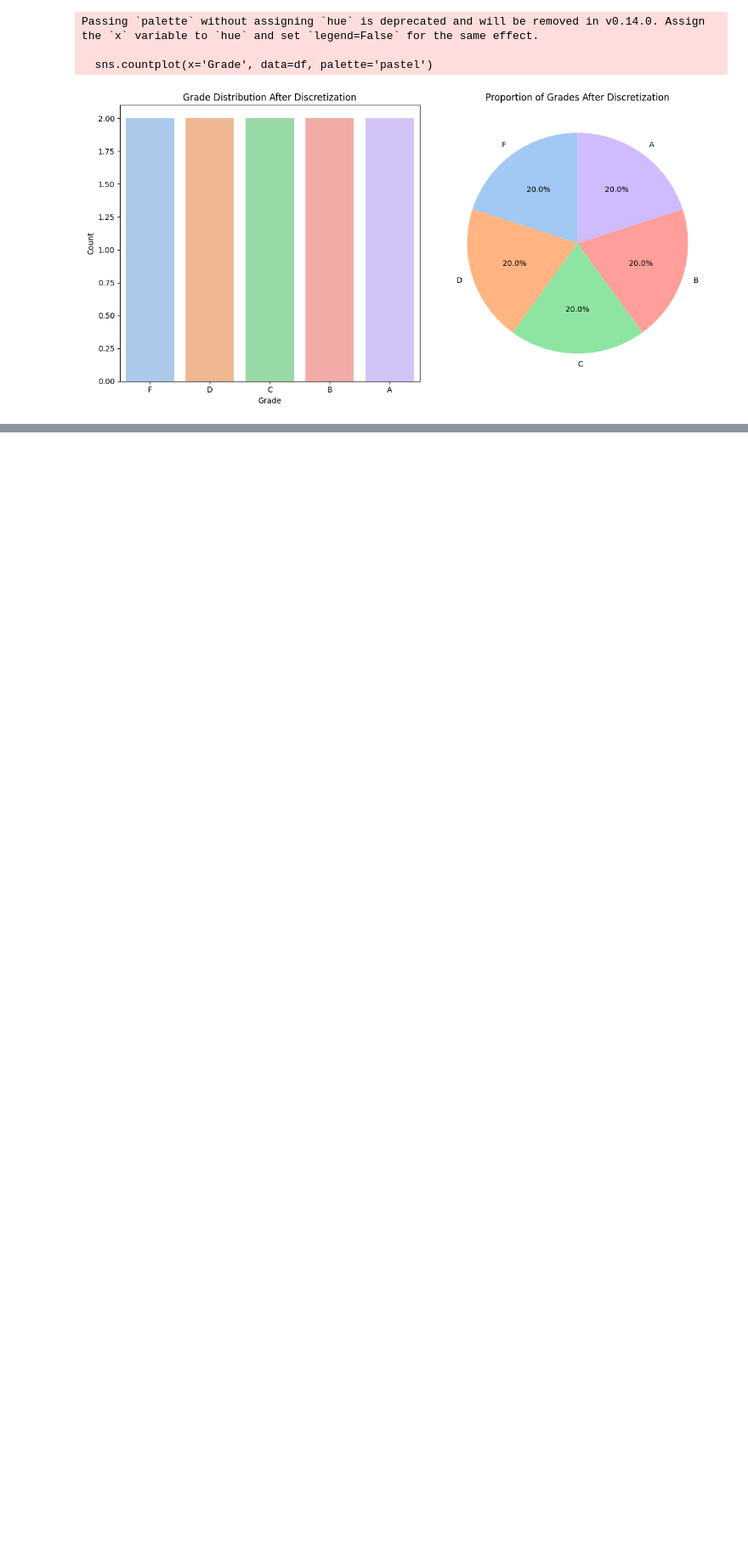
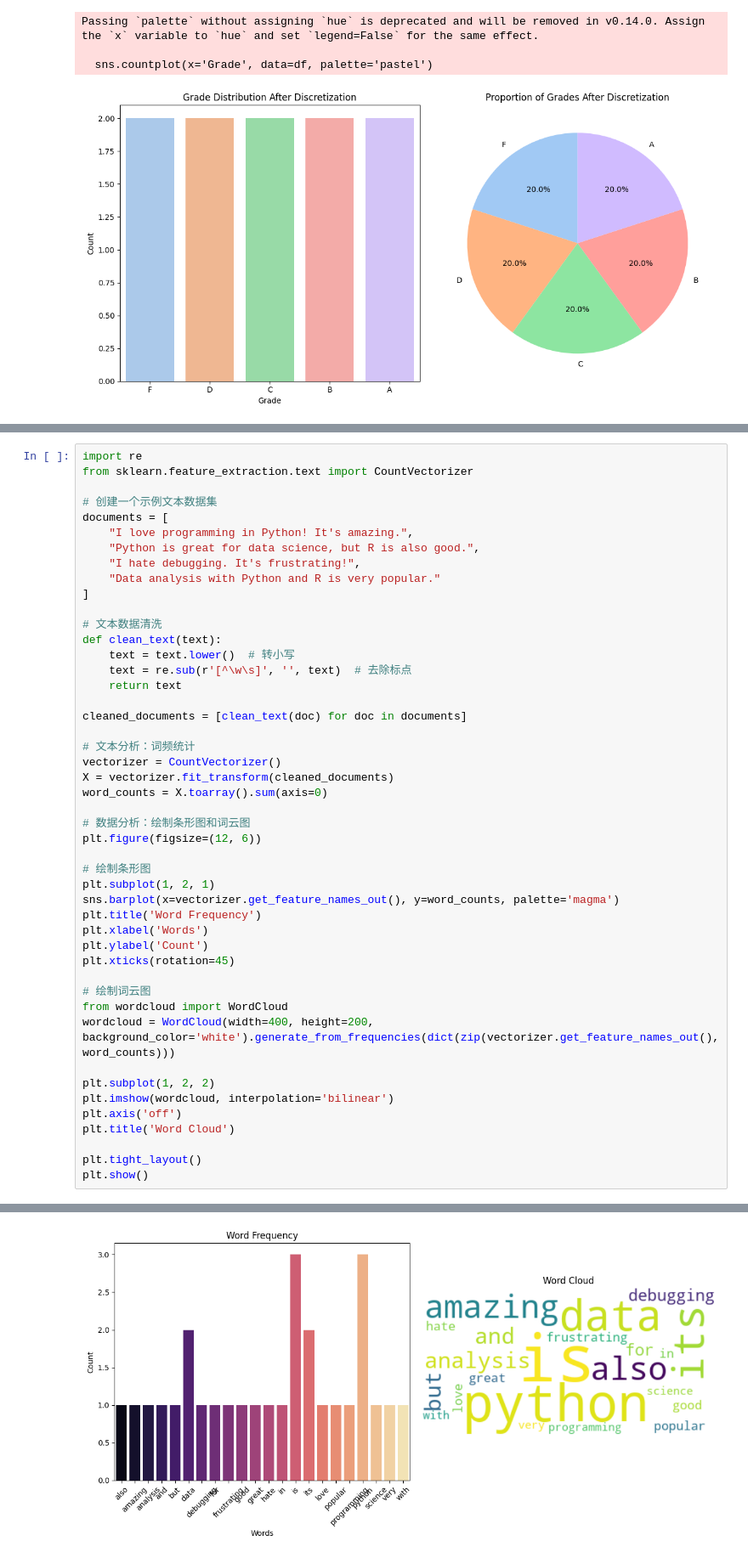
Before and after one commit to BlueHope1987/StudyBase, a Jupyter notebook: helloPython/PyTorch/20250815.十大数据清洗方法.ipynb, the cells around one changed output, grey strips where cells are left out. Shown at 85% size. Saved outputs shown, nothing was run; the diff lists cells and outputs as text; blank space fills up the shorter version.

```diff
--- a/helloPython/PyTorch/20250815.十大数据清洗方法.ipynb
+++ b/helloPython/PyTorch/20250815.十大数据清洗方法.ipynb
@@ -375,0 +467,48 @@ Passing `palette` without assigning `hue` is deprecated and will be removed in v
+# %%
+import re
+from sklearn.feature_extraction.text import CountVectorizer
+
+# 创建一个示例文本数据集
+documents = [
+    "I love programming in Python! It's amazing.",
+    "Python is great for data science, but R is also good.",
+    "I hate debugging. It's frustrating!",
+    "Data analysis with Python and R is very popular."
+]
+
+# 文本数据清洗
+def clean_text(text):
+    text = text.lower()  # 转小写
+    text = re.sub(r'[^\w\s]', '', text)  # 去除标点
+    return text
+
+cleaned_documents = [clean_text(doc) for doc in documents]
+
+# 文本分析：词频统计
+vectorizer = CountVectorizer()
+X = vectorizer.fit_transform(cleaned_documents)
+word_counts = X.toarray().sum(axis=0)
+
+# 数据分析：绘制条形图和词云图
+plt.figure(figsize=(12, 6))
+
+# 绘制条形图
+plt.subplot(1, 2, 1)
+sns.barplot(x=vectorizer.get_feature_names_out(), y=word_counts, palette='magma')
+plt.title('Word Frequency')
+plt.xlabel('Words')
+plt.ylabel('Count')
+plt.xticks(rotation=45)
+
+# 绘制词云图
+from wordcloud import WordCloud
+wordcloud = WordCloud(width=400, height=200, background_color='white').generate_from_frequencies(dict(zip(vectorizer.get_feature_names_out(), word_counts)))
+
+plt.subplot(1, 2, 2)
+plt.imshow(wordcloud, interpolation='bilinear')
+plt.axis('off')
+plt.title('Word Cloud')
+
+plt.tight_layout()
+plt.show()
+# %% [output]
@@ -375,0 +518 @@ Passing `palette` without assigning `hue` is deprecated and will be removed in v
+[figure, added]
```
Also changed, not shown: parts of 8 cells of this notebook.
